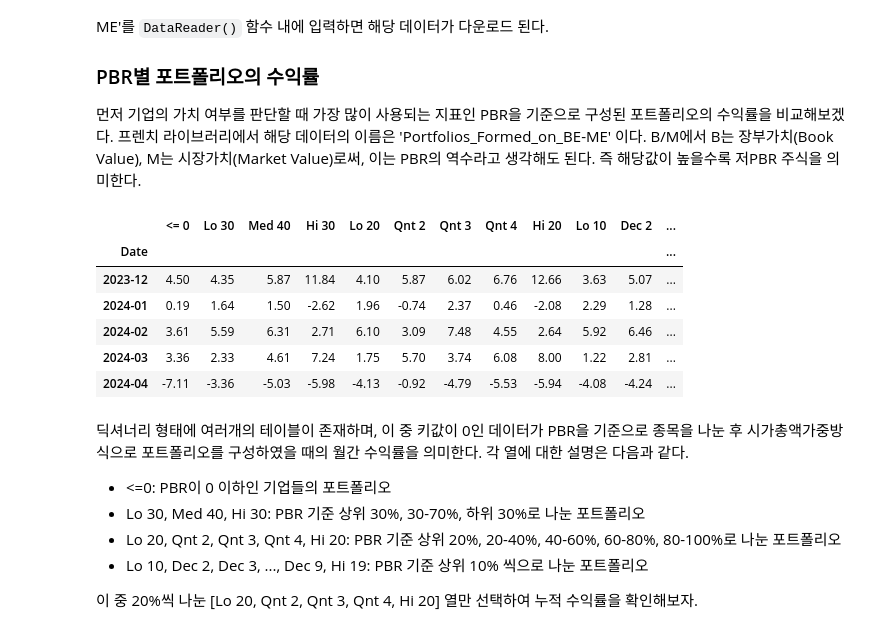
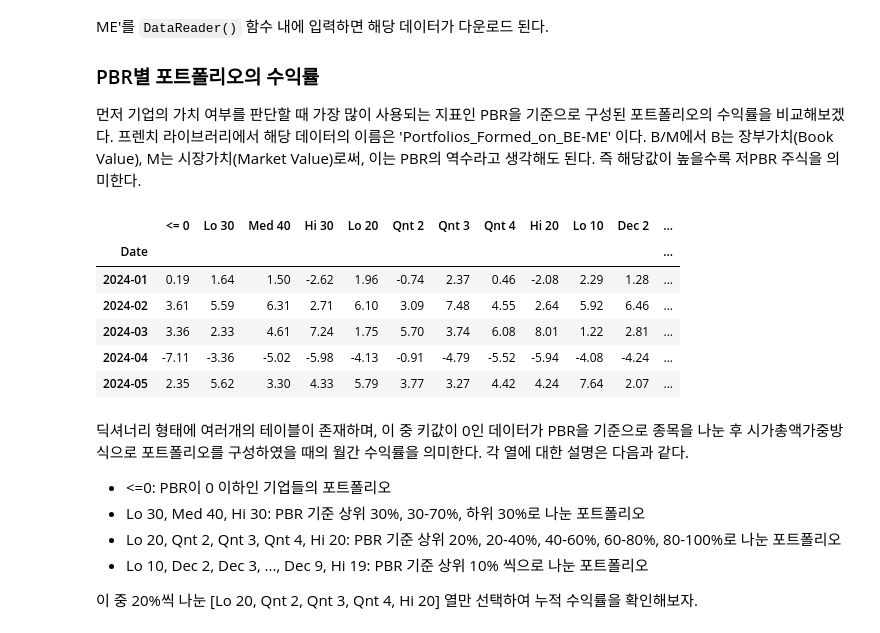
Before and after one commit to denishong/python-quant_py, a Jupyter notebook: 13.factor.ipynb, the cells around one changed output. Drawn from its saved outputs; the diff is of its cells as text; code cells hidden in the pictures.

```diff
--- a/13.factor.ipynb
+++ b/13.factor.ipynb
@@ -206,20 +206,20 @@ https://mba.tuck.dartmouth.edu/pages/faculty/ken.french/ftp/Portfolios_Formed_on
 먼저 기업의 가치 여부를 판단할 때 가장 많이 사용되는 지표인 PBR을 기준으로 구성된 포트폴리오의 수익률을 비교해보겠다. 프렌치 라이브러리에서 해당 데이터의 이름은 'Portfolios_Formed_on_BE-ME' 이다. B/M에서 B는 장부가치(Book Value), M는 시장가치(Market Value)로써, 이는 PBR의 역수라고 생각해도 된다. 즉 해당값이 높을수록 저PBR 주식을 의미한다.
 # %%
 import pandas_datareader.data as web
+import pandas as pd
 
 df_pbr = web.DataReader('Portfolios_Formed_on_BE-ME',
                         'famafrench',
-                        start='1900-01-01',
-                        date_format='%Y-%m-%d')
+                        start='1900-01-01')
 df_pbr[0].tail()
 # %% [output]
 |  | <= 0 | Lo 30 | Med 40 | Hi 30 | Lo 20 | Qnt 2 | Qnt 3 | Qnt 4 | Hi 20 | Lo 10 | Dec 2 | ... |
 | Date |  |  |  |  |  |  |  |  |  |  |  | ... |
-| 2023-12 | 4.50 | 4.35 | 5.87 | 11.84 | 4.10 | 5.87 | 6.02 | 6.76 | 12.66 | 3.63 | 5.07 | ... |
 | 2024-01 | 0.19 | 1.64 | 1.50 | -2.62 | 1.96 | -0.74 | 2.37 | 0.46 | -2.08 | 2.29 | 1.28 | ... |
 | 2024-02 | 3.61 | 5.59 | 6.31 | 2.71 | 6.10 | 3.09 | 7.48 | 4.55 | 2.64 | 5.92 | 6.46 | ... |
-| 2024-03 | 3.36 | 2.33 | 4.61 | 7.24 | 1.75 | 5.70 | 3.74 | 6.08 | 8.00 | 1.22 | 2.81 | ... |
-| 2024-04 | -7.11 | -3.36 | -5.03 | -5.98 | -4.13 | -0.92 | -4.79 | -5.53 | -5.94 | -4.08 | -4.24 | ... |
+| 2024-03 | 3.36 | 2.33 | 4.61 | 7.24 | 1.75 | 5.70 | 3.74 | 6.08 | 8.01 | 1.22 | 2.81 | ... |
+| 2024-04 | -7.11 | -3.36 | -5.02 | -5.98 | -4.13 | -0.91 | -4.79 | -5.52 | -5.94 | -4.08 | -4.24 | ... |
+| 2024-05 | 2.35 | 5.62 | 3.30 | 4.33 | 5.79 | 3.77 | 3.27 | 4.42 | 4.24 | 7.64 | 2.07 | ... |
 # %% [markdown]
 딕셔너리 형태에 여러개의 테이블이 존재하며, 이 중 키값이 0인 데이터가 PBR을 기준으로 종목을 나눈 후 시가총액가중방식으로 포트폴리오를 구성하였을 때의 월간 수익률을 의미한다. 각 열에 대한 설명은 다음과 같다.
 
```
Also changed, not shown: parts of 5 cells of this notebook, 1 other file.
